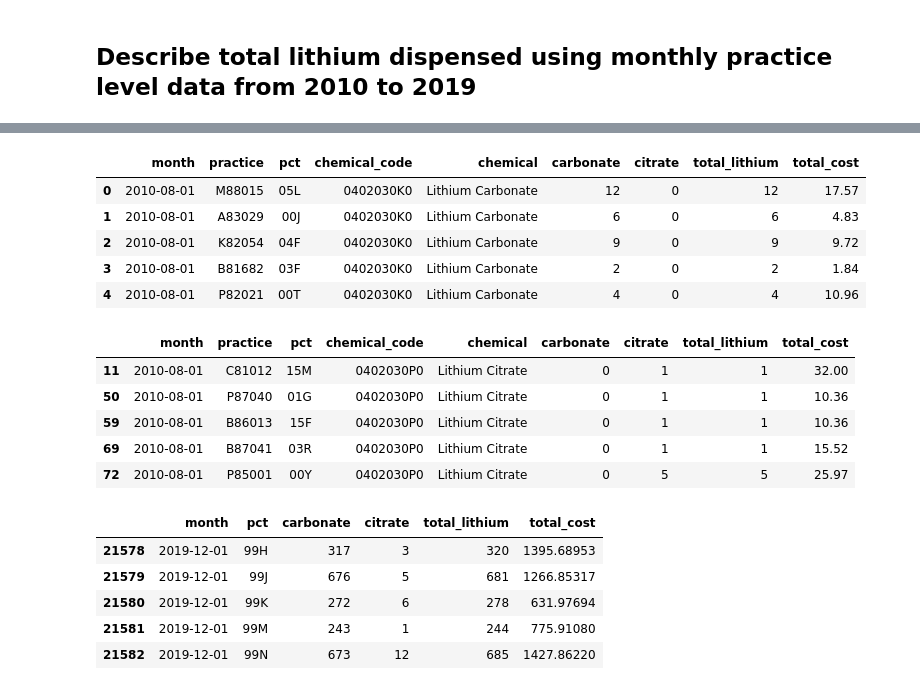
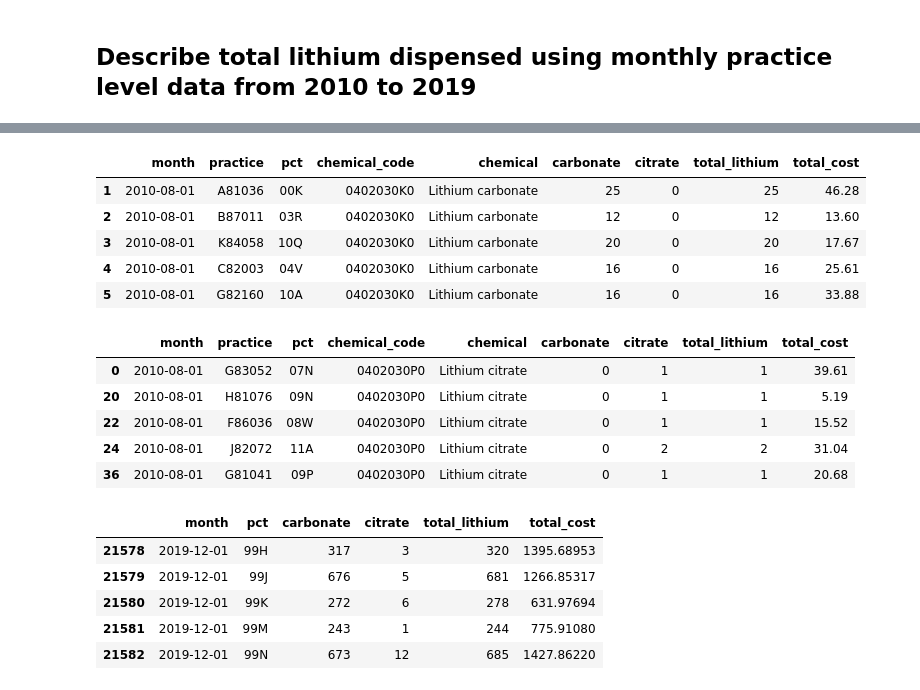
Before and after one commit to orlamac/lithium-paper, a Jupyter notebook: Lithium prescribing trends_update.ipynb, the cells around one changed output, grey strips where cells are left out. Cells and saved outputs as stored; diff of their text form; code cells hidden in the pictures.

```diff
--- a/Lithium prescribing trends_update.ipynb
+++ b/Lithium prescribing trends_update.ipynb
@@ -186,24 +194,24 @@ total_cost       205858
 dtype: int64
 # %%
-df_carbonate = df_lithium.loc[df_lithium["chemical"] == "Lithium Carbonate"]
+df_carbonate = df_lithium.loc[df_lithium["chemical"] == "Lithium carbonate"]
 df_carbonate.head()#shows me the data for Lithium Carbonate
 # %% [output]
 |  | month | practice | pct | chemical_code | chemical | carbonate | citrate | total_lithium | total_cost |
-| 0 | 2010-08-01 | M88015 | 05L | 0402030K0 | Lithium Carbonate | 12 | 0 | 12 | 17.57 |
-| 1 | 2010-08-01 | A83029 | 00J | 0402030K0 | Lithium Carbonate | 6 | 0 | 6 | 4.83 |
-| 2 | 2010-08-01 | K82054 | 04F | 0402030K0 | Lithium Carbonate | 9 | 0 | 9 | 9.72 |
-| 3 | 2010-08-01 | B81682 | 03F | 0402030K0 | Lithium Carbonate | 2 | 0 | 2 | 1.84 |
-| 4 | 2010-08-01 | P82021 | 00T | 0402030K0 | Lithium Carbonate | 4 | 0 | 4 | 10.96 |
+| 1 | 2010-08-01 | A81036 | 00K | 0402030K0 | Lithium carbonate | 25 | 0 | 25 | 46.28 |
+| 2 | 2010-08-01 | B87011 | 03R | 0402030K0 | Lithium carbonate | 12 | 0 | 12 | 13.60 |
+| 3 | 2010-08-01 | K84058 | 10Q | 0402030K0 | Lithium carbonate | 20 | 0 | 20 | 17.67 |
+| 4 | 2010-08-01 | C82003 | 04V | 0402030K0 | Lithium carbonate | 16 | 0 | 16 | 25.61 |
+| 5 | 2010-08-01 | G82160 | 10A | 0402030K0 | Lithium carbonate | 16 | 0 | 16 | 33.88 |
 # %%
-df_citrate = df_lithium.loc[df_lithium["chemical"] == "Lithium Citrate"]
+df_citrate = df_lithium.loc[df_lithium["chemical"] == "Lithium citrate"]
 df_citrate.head()#shows me the data for Lithium Citrate
 # %% [output]
 |  | month | practice | pct | chemical_code | chemical | carbonate | citrate | total_lithium | total_cost |
-| 11 | 2010-08-01 | C81012 | 15M | 0402030P0 | Lithium Citrate | 0 | 1 | 1 | 32.00 |
-| 50 | 2010-08-01 | P87040 | 01G | 0402030P0 | Lithium Citrate | 0 | 1 | 1 | 10.36 |
-| 59 | 2010-08-01 | B86013 | 15F | 0402030P0 | Lithium Citrate | 0 | 1 | 1 | 10.36 |
-| 69 | 2010-08-01 | B87041 | 03R | 0402030P0 | Lithium Citrate | 0 | 1 | 1 | 15.52 |
-| 72 | 2010-08-01 | P85001 | 00Y | 0402030P0 | Lithium Citrate | 0 | 5 | 5 | 25.97 |
+| 0 | 2010-08-01 | G83052 | 07N | 0402030P0 | Lithium citrate | 0 | 1 | 1 | 39.61 |
+| 20 | 2010-08-01 | H81076 | 09N | 0402030P0 | Lithium citrate | 0 | 1 | 1 | 5.19 |
+| 22 | 2010-08-01 | F86036 | 08W | 0402030P0 | Lithium citrate | 0 | 1 | 1 | 15.52 |
+| 24 | 2010-08-01 | J82072 | 11A | 0402030P0 | Lithium citrate | 0 | 2 | 2 | 31.04 |
+| 36 | 2010-08-01 | G81041 | 09P | 0402030P0 | Lithium citrate | 0 | 1 | 1 | 20.68 |
 # %%
 ccg_lithium_totalcount = df_lithium.groupby(["month", "pct"], as_index=False).sum()
 ccg_lithium_totalcount.tail()#shows me the data grouped by PCT, therefore representing CCGs
```
Also changed, not shown: parts of 27 cells of this notebook, 9 other files.
